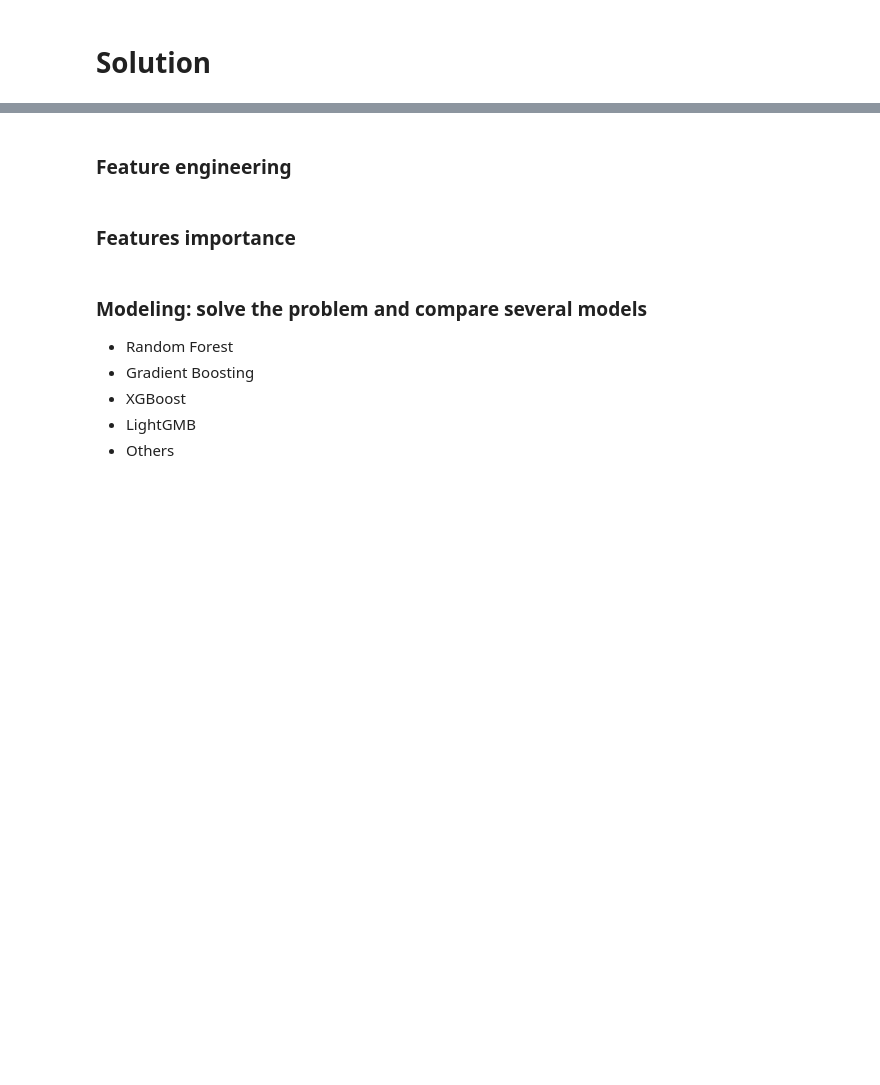
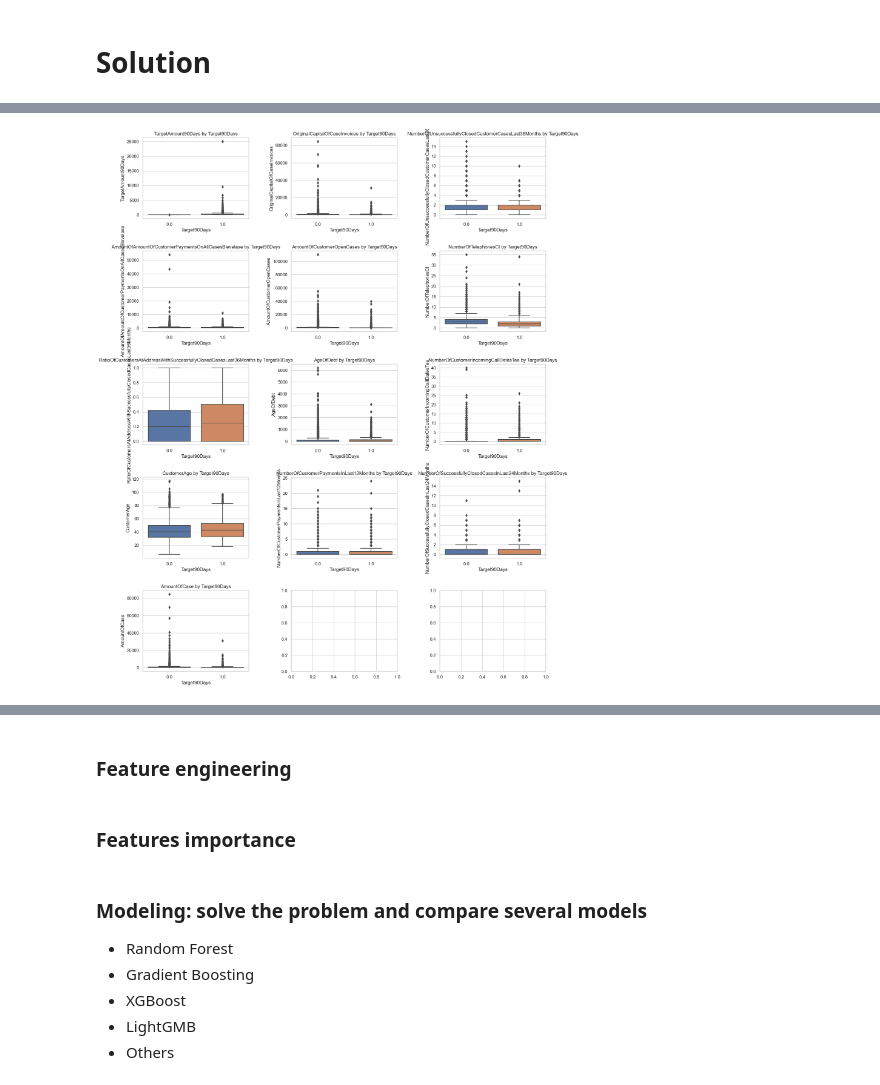
Before and after one commit to gabrieldeolaguibel/ML-Projects, a Jupyter notebook: assignments/practical_session3/session_9-Trees.ipynb, the cells around one changed output, grey strips where cells are left out. Saved outputs shown, nothing was run; the diff lists cells and outputs as text; code cells hidden in the pictures; blank space fills up the shorter version.

```diff
--- a/assignments/practical_session3/session_9-Trees.ipynb
+++ b/assignments/practical_session3/session_9-Trees.ipynb
@@ -18,3 +45,24 @@ OperationalError: unable to open database file
+# %%
+# read the data from the database
+df = pd.read_sql_query('SELECT * FROM dataset;', con)
+# rename the columns to the variable names. I hate the stupid codes
+df = df.rename(columns={'a8404': 'RatioOfCustomersAtAddressWithSuccessfullyClosedCasesLast36Months'})
+df = df.rename(columns={'ap090': 'TargetAmount90Days'})
+df = df.rename(columns={'c0001': 'OriginalCapitalOfCaseInvoices'})
+df = df.rename(columns={'c0015': 'AmountOfCase'})
+df = df.rename(columns={'c0019': 'AgeOfDebt'})
+df = df.rename(columns={'c0031': 'NumberOfTelephonesCI'})
+df = df.rename(columns={'c0039': 'IndustryCode'})
+df = df.rename(columns={'c0044': 'ClientName'})
+df = df.rename(columns={'c9008': 'CustomerAge'})
+df = df.rename(columns={'ct090': 'Target90Days'})
+df = df.rename(columns={'b0007': 'AmountOfAmountOfCustomerPaymentsOnAllCasesBlevelase'})
+df = df.rename(columns={'d0009': 'AmountOfCustomerOpenCases'})
+df = df.rename(columns={'d0012': 'LastOriginalClosingCodeOfCustomer'})
+df = df.rename(columns={'d0027': 'NumberOfCustomerIncomingCallDatesTee'})
+df = df.rename(columns={'d1205': 'NumberOfSuccessfullyClosedCasesInLast24Months'})
+df = df.rename(columns={'d2112': 'NumberOfCustomerPaymentsInLast12Months'})
+df = df.rename(columns={'d0031': 'NumberOfUnsuccessfullyClosedCustomerCasesLast36Months'})
 # %% [markdown]
 ### Some background information on the data
 
@@ -37,0 +202,13 @@ Good luck!
+# %%
+# Bivariate Analysis: Visualizing the relationship between 'Target90Days' and all necessary numerical variables
+
+fig, ax = plt.subplots(5, 3, figsize=(18, 24))
+plt.subplots_adjust(hspace=0.4, wspace=0.4)
+
+# Excluding 'Target90Days' itself and focusing on numerical variables for bivariate analysis
+for i, var in enumerate(numerical_variables):
+    sns.boxplot(x='Target90Days', y=var, data=df, ax=ax[i//3, i%3]).set_title(f'{var} by Target90Days')
+
+plt.show()
+# %% [output]
+[figure, added]
```
Also changed, not shown: parts of 17 cells of this notebook, 1 other file.
